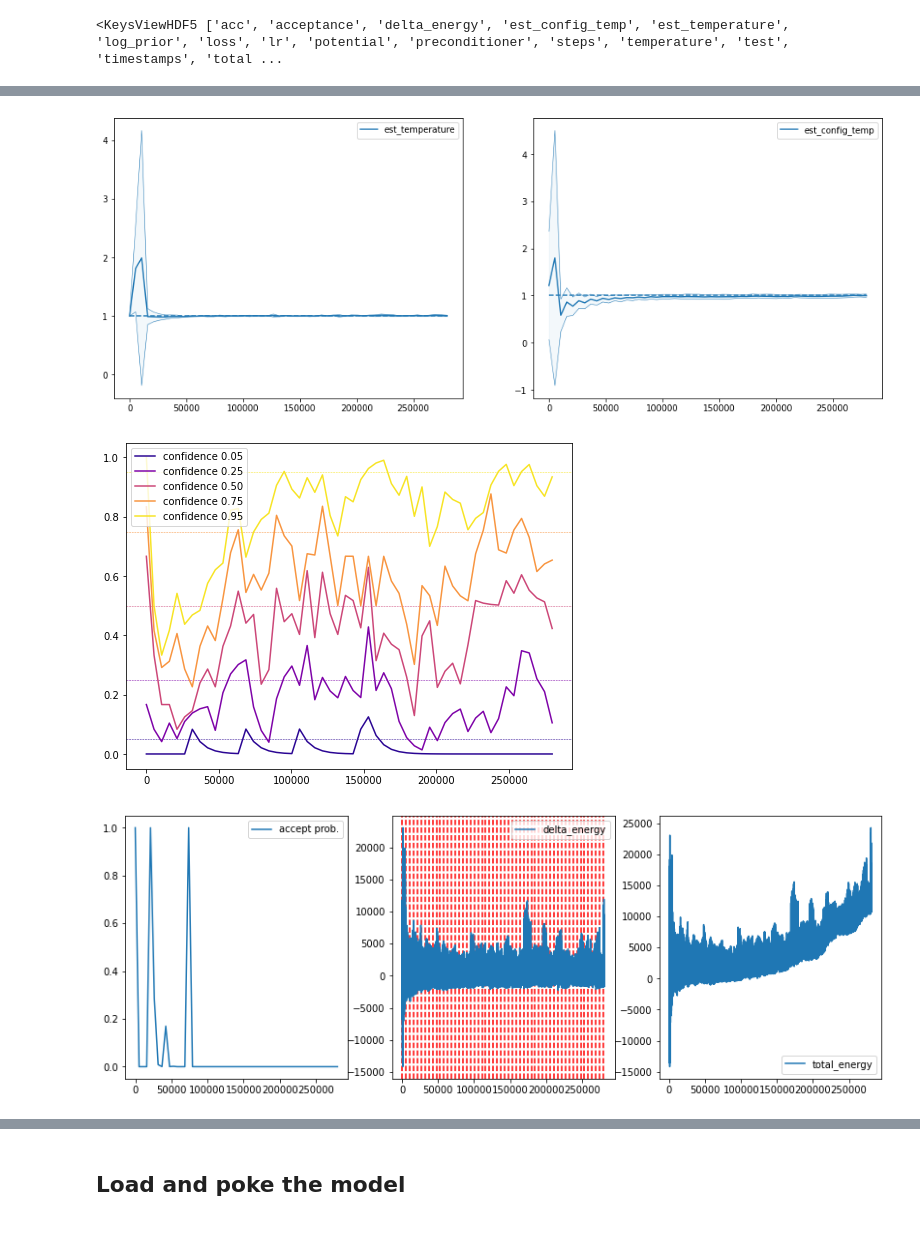
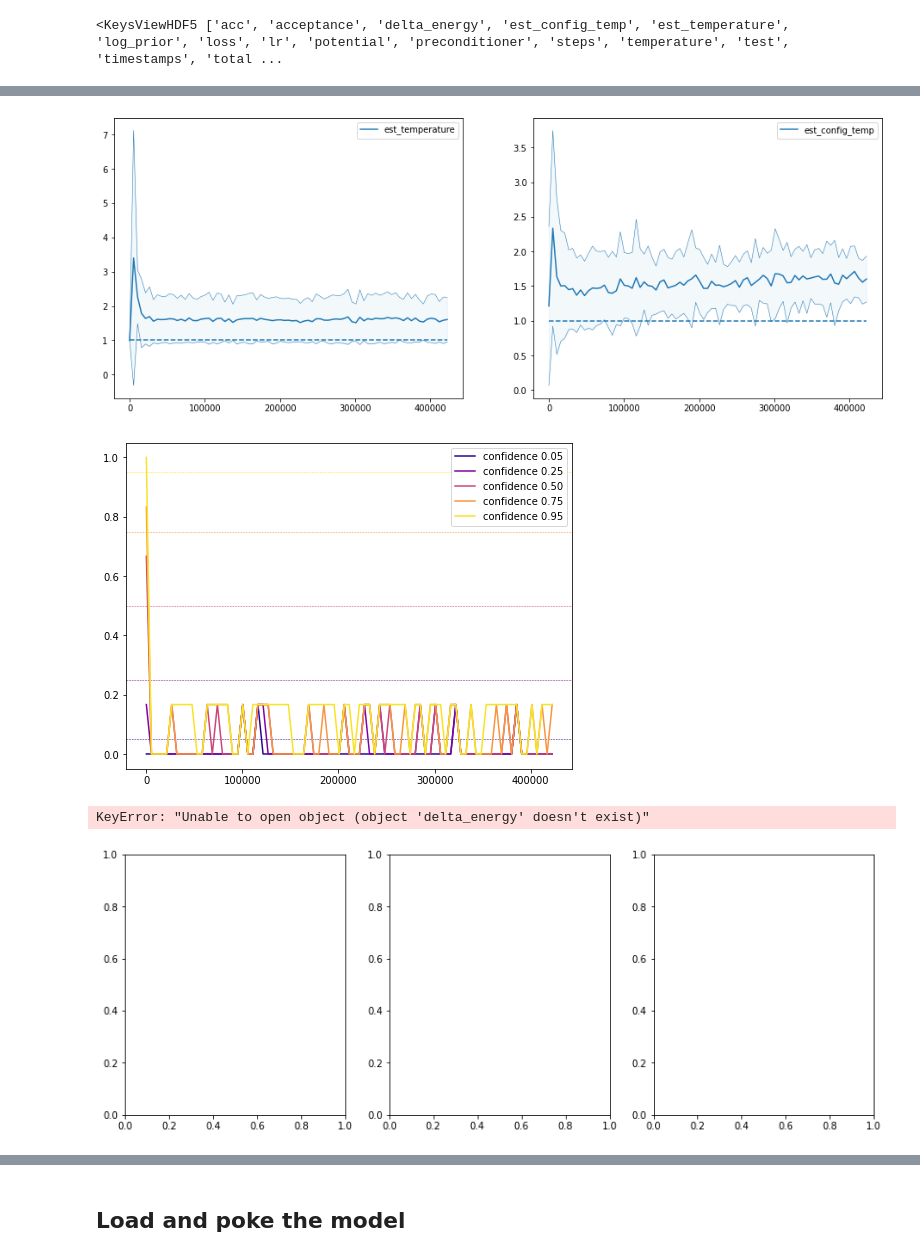
Before and after one commit to ratschlab/bnn_priors, a Jupyter notebook: experiments/3.3_Plot_interactive_metrics.ipynb, the cells around one changed output, grey strips where cells are left out. Saved outputs shown, nothing was run; the diff lists cells and outputs as text; code cells hidden in the pictures.

```diff
--- a/experiments/3.3_Plot_interactive_metrics.ipynb
+++ b/experiments/3.3_Plot_interactive_metrics.ipynb
@@ -19,7 +19,7 @@ To use it, it is advised to first **copy** the notebook to something else specif
 # 14: full-batch HMC, fairly good acceptance probability
 # 4: SG-HMC, crap acceptance probability
 
-log_dir = Path("/scratches/huygens/ag919/BNN-priors/logs/mnist_v3/34") # was 4
+log_dir = Path("/scratches/huygens/ag919/BNN-priors/logs/mnist_v3/4") # was 4
 # %% [markdown]
 ## Create model class
 
@@ -100,13 +105,13 @@ _, axes = plt.subplots(1, 2, figsize=(16, 6))
 plot.temperature_stderr(axes[0], metrics, "est_temperature", sizes, ewma_alpha=0.0, mask=mask)
 plot.temperature_stderr(axes[1], metrics, "est_config_temp", sizes, ewma_alpha=0.0, mask=mask)
 # %% [output]
-[figure, old version]
+[figure, new version]
 # %%
 _, ax = plt.subplots(1, 1, figsize=(8, 6))
 
-plot.kinetic_temperature_intervals(ax, metrics, sizes, mask=mask, ewma_alpha=0.5)
+plot.kinetic_temperature_intervals(ax, metrics, sizes, mask=mask, ewma_alpha=0.0)
 # %% [output]
-[figure, old version]
+[figure, new version]
 # %%
 _, axes = plt.subplots(1, 3, figsize=(14, 5))
 
@@ -121,6 +126,7 @@ plot.vlines(axes[1], metrics, is_sample_mask)
 
 plot.metric(axes[2], metrics, "total_energy", mask=slice(None))
 # %% [output]
+KeyError: "Unable to open object (object 'delta_energy' doesn't exist)"
-[figure, old version]
+[figure, new version]
 # %%
 fig, axes = plt.subplots(2, 3, figsize=(12, 8))
```
Also changed, not shown: parts of 6 cells of this notebook, 1 other file.
